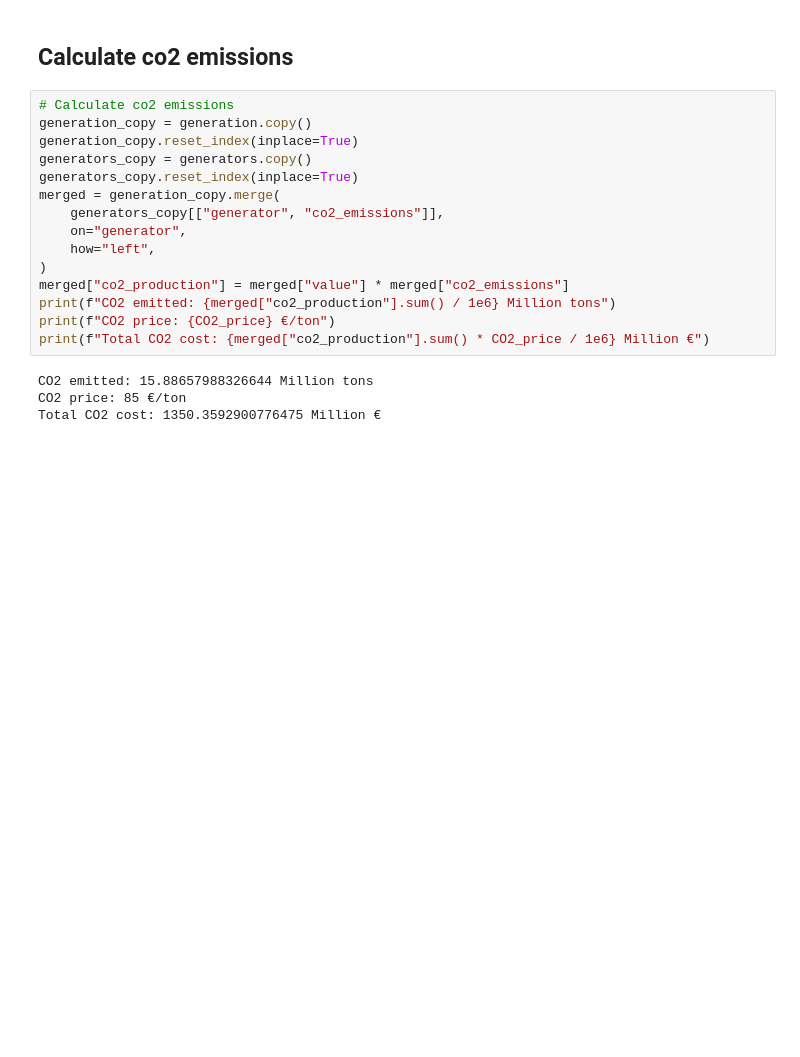
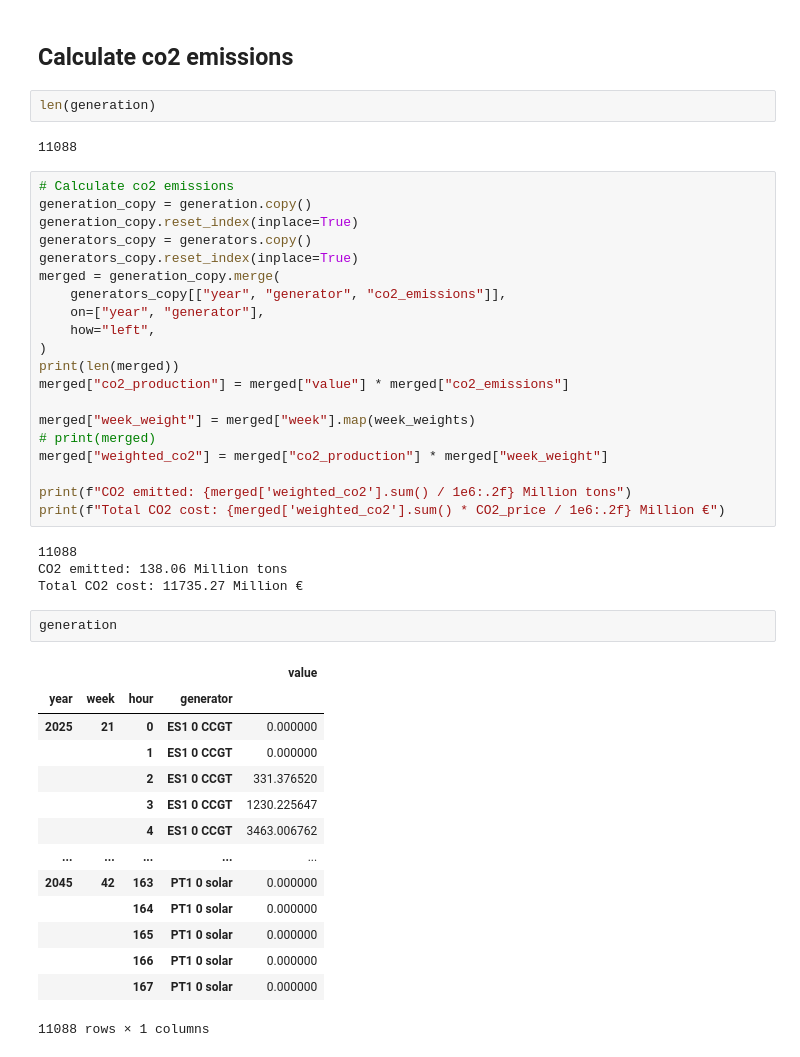
Before and after one commit to TinusAlsos/master_project, a Jupyter notebook: notebooks/analyze_duals.ipynb, the cells around one changed output. Saved outputs shown, nothing was run; the diff lists cells and outputs as text; blank space fills up the shorter version.

```diff
--- a/notebooks/analyze_duals.ipynb
+++ b/notebooks/analyze_duals.ipynb
@@ -1074,6 +1074,10 @@ value    0.0
 dtype: float64
 # %% [markdown]
 ## Calculate co2 emissions
+# %%
+len(generation)
+# %% [output]
+11088
 # %%
 # Calculate co2 emissions
 generation_copy = generation.copy()
@@ -1081,15 +1085,37 @@ generation_copy.reset_index(inplace=True)
 generators_copy = generators.copy()
 generators_copy.reset_index(inplace=True)
 merged = generation_copy.merge(
-    generators_copy[["generator", "co2_emissions"]],
-    on="generator",
+    generators_copy[["year", "generator", "co2_emissions"]],
+    on=["year", "generator"],
     how="left",
 )
+print(len(merged))
 merged["co2_production"] = merged["value"] * merged["co2_emissions"]
-print(f"CO2 emitted: {merged["co2_production"].sum() / 1e6} Million tons")
-print(f"CO2 price: {CO2_price} €/ton")
-print(f"Total CO2 cost: {merged["co2_production"].sum() * CO2_price / 1e6} Million €")
+
+merged["week_weight"] = merged["week"].map(week_weights)
+# print(merged)
+merged["weighted_co2"] = merged["co2_production"] * merged["week_weight"]
+
+print(f"CO2 emitted: {merged['weighted_co2'].sum() / 1e6:.2f} Million tons")
+print(f"Total CO2 cost: {merged['weighted_co2'].sum() * CO2_price / 1e6:.2f} Million €")
 # %% [output]
-CO2 emitted: 15.88657988326644 Million tons
-CO2 price: 85 €/ton
-Total CO2 cost: 1350.3592900776475 Million €
+11088
+CO2 emitted: 138.06 Million tons
+Total CO2 cost: 11735.27 Million €
+# %%
+generation
+# %% [output]
+|  |  |  |  | value |
+| year | week | hour | generator |  |
+| 2025 | 21 | 0 | ES1 0 CCGT | 0.000000 |
+|  |  | 1 | ES1 0 CCGT | 0.000000 |
+|  |  | 2 | ES1 0 CCGT | 331.376520 |
+|  |  | 3 | ES1 0 CCGT | 1230.225647 |
+|  |  | 4 | ES1 0 CCGT | 3463.006762 |
+| ... | ... | ... | ... | ... |
+| 2045 | 42 | 163 | PT1 0 solar | 0.000000 |
+|  |  | 164 | PT1 0 solar | 0.000000 |
+|  |  | 165 | PT1 0 solar | 0.000000 |
+|  |  | 166 | PT1 0 solar | 0.000000 |
+|  |  | 167 | PT1 0 solar | 0.000000 |
+11088 rows × 1 columns
```
